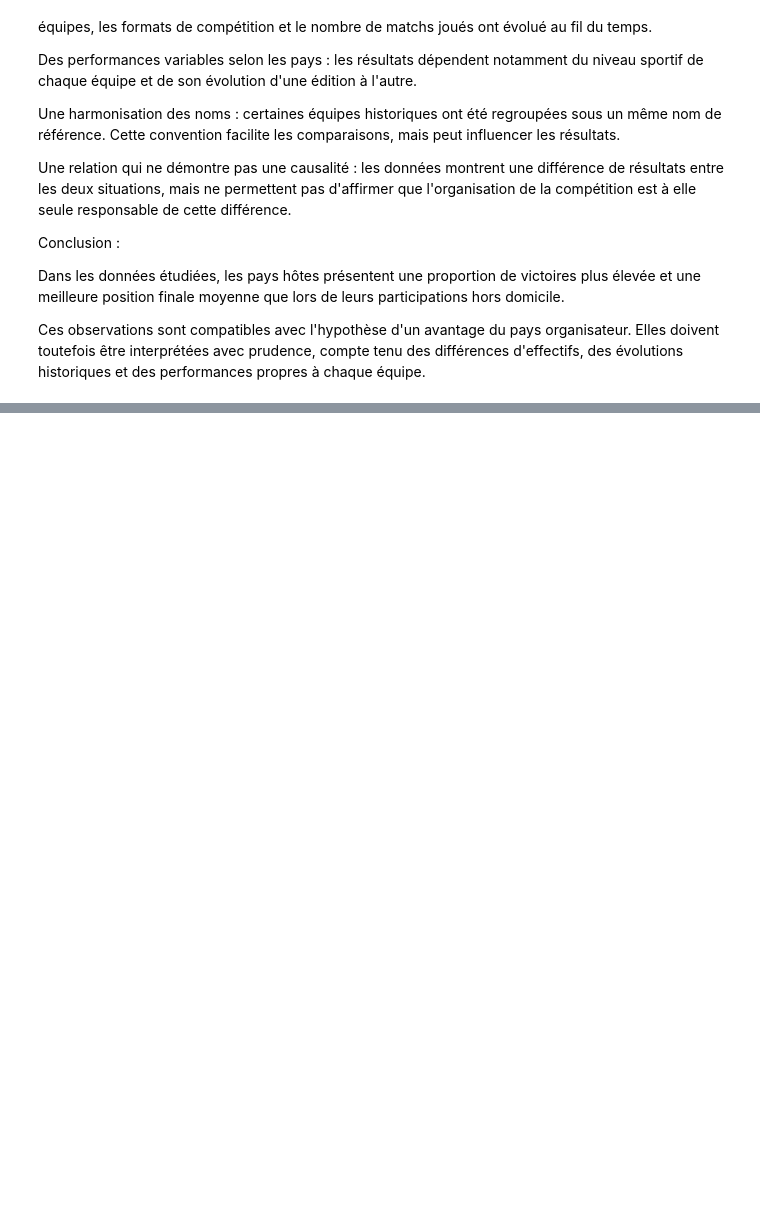
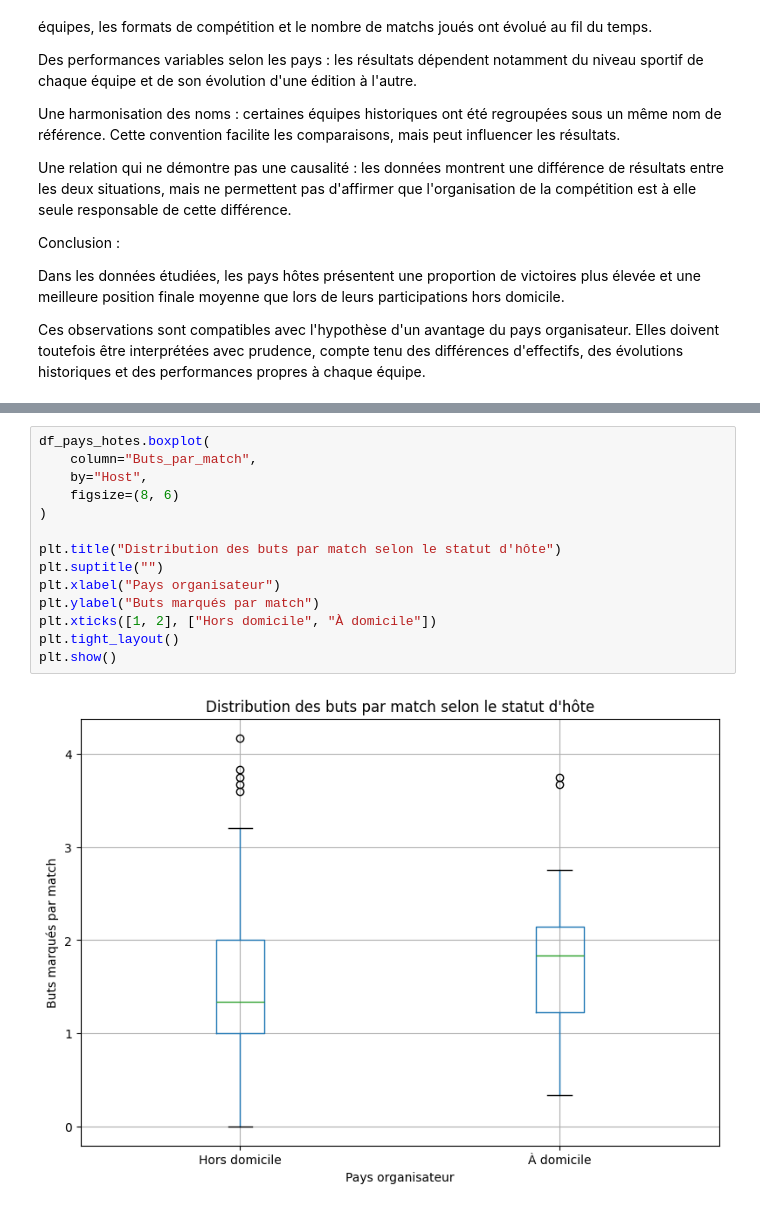
Before and after one commit to Chrilap95/Projet-fil-rouge, a Jupyter notebook: notebooks/03_analyse_fifa.ipynb, the cells around one changed output, grey strips where cells are left out. Cells and saved outputs as stored; diff of their text form; blank space fills up the shorter version.

```diff
--- a/notebooks/03_analyse_fifa.ipynb
+++ b/notebooks/03_analyse_fifa.ipynb
@@ -342,0 +614,16 @@ Ces observations sont compatibles avec l'hypothèse d'un avantage du pays organi
+# %%
+df_pays_hotes.boxplot(
+    column="Buts_par_match",
+    by="Host",
+    figsize=(8, 6)
+)
+
+plt.title("Distribution des buts par match selon le statut d'hôte")
+plt.suptitle("")
+plt.xlabel("Pays organisateur")
+plt.ylabel("Buts marqués par match")
+plt.xticks([1, 2], ["Hors domicile", "À domicile"])
+plt.tight_layout()
+plt.show()
+# %% [output]
+[figure, added]
```
Also changed, not shown: parts of 33 cells of this notebook.
